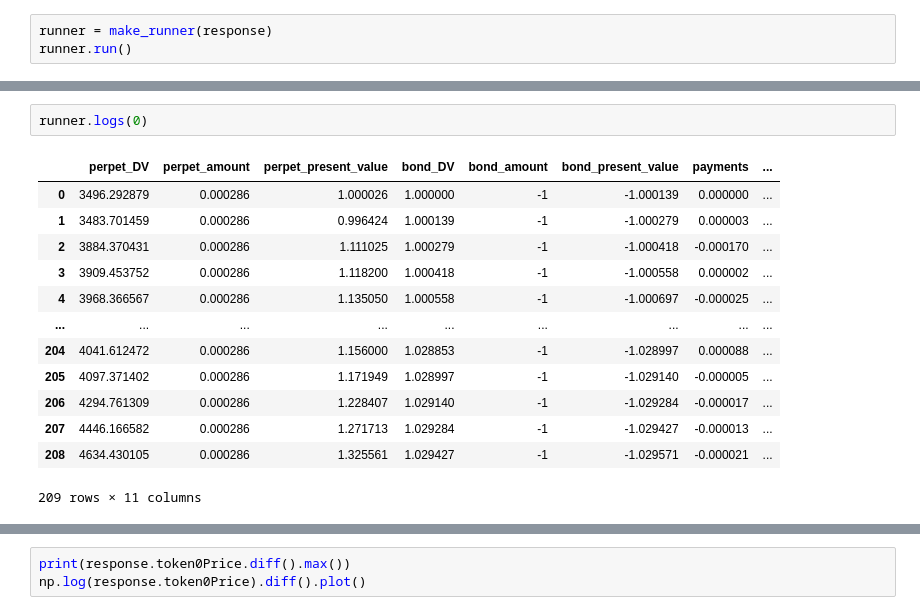
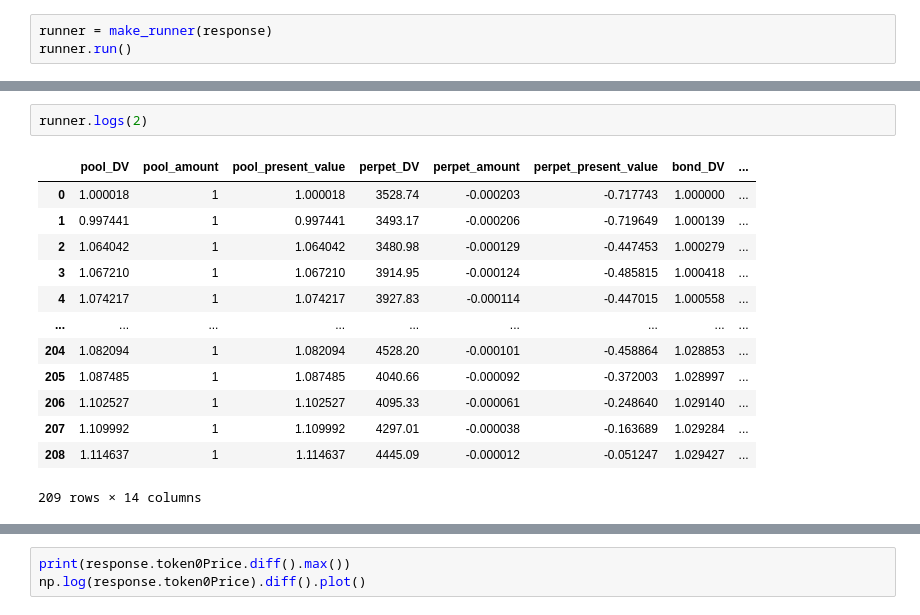
Before and after one commit to Leonardo130709/LPtools, a Jupyter notebook: Exploration.ipynb, the cells around one changed output, grey strips where cells are left out. Saved outputs shown, nothing was run; the diff lists cells and outputs as text.

```diff
--- a/Exploration.ipynb
+++ b/Exploration.ipynb
@@ -139,19 +141,19 @@ runner.summary
-# %%
-runner.logs(0)
-# %% [output]
-|  | perpet_DV | perpet_amount | perpet_present_value | bond_DV | bond_amount | bond_present_value | payments | ... |
-| 0 | 3496.292879 | 0.000286 | 1.000026 | 1.000000 | -1 | -1.000139 | 0.000000 | ... |
-| 1 | 3483.701459 | 0.000286 | 0.996424 | 1.000139 | -1 | -1.000279 | 0.000003 | ... |
-| 2 | 3884.370431 | 0.000286 | 1.111025 | 1.000279 | -1 | -1.000418 | -0.000170 | ... |
-| 3 | 3909.453752 | 0.000286 | 1.118200 | 1.000418 | -1 | -1.000558 | 0.000002 | ... |
-| 4 | 3968.366567 | 0.000286 | 1.135050 | 1.000558 | -1 | -1.000697 | -0.000025 | ... |
-| ... | ... | ... | ... | ... | ... | ... | ... | ... |
-| 204 | 4041.612472 | 0.000286 | 1.156000 | 1.028853 | -1 | -1.028997 | 0.000088 | ... |
-| 205 | 4097.371402 | 0.000286 | 1.171949 | 1.028997 | -1 | -1.029140 | -0.000005 | ... |
-| 206 | 4294.761309 | 0.000286 | 1.228407 | 1.029140 | -1 | -1.029284 | -0.000017 | ... |
-| 207 | 4446.166582 | 0.000286 | 1.271713 | 1.029284 | -1 | -1.029427 | -0.000013 | ... |
-| 208 | 4634.430105 | 0.000286 | 1.325561 | 1.029427 | -1 | -1.029571 | -0.000021 | ... |
-209 rows × 11 columns
+# %%
+runner.logs(2)
+# %% [output]
+|  | pool_DV | pool_amount | pool_present_value | perpet_DV | perpet_amount | perpet_present_value | bond_DV | ... |
+| 0 | 1.000018 | 1 | 1.000018 | 3528.74 | -0.000203 | -0.717743 | 1.000000 | ... |
+| 1 | 0.997441 | 1 | 0.997441 | 3493.17 | -0.000206 | -0.719649 | 1.000139 | ... |
+| 2 | 1.064042 | 1 | 1.064042 | 3480.98 | -0.000129 | -0.447453 | 1.000279 | ... |
+| 3 | 1.067210 | 1 | 1.067210 | 3914.95 | -0.000124 | -0.485815 | 1.000418 | ... |
+| 4 | 1.074217 | 1 | 1.074217 | 3927.83 | -0.000114 | -0.447015 | 1.000558 | ... |
+| ... | ... | ... | ... | ... | ... | ... | ... | ... |
+| 204 | 1.082094 | 1 | 1.082094 | 4528.20 | -0.000101 | -0.458864 | 1.028853 | ... |
+| 205 | 1.087485 | 1 | 1.087485 | 4040.66 | -0.000092 | -0.372003 | 1.028997 | ... |
+| 206 | 1.102527 | 1 | 1.102527 | 4095.33 | -0.000061 | -0.248640 | 1.029140 | ... |
+| 207 | 1.109992 | 1 | 1.109992 | 4297.01 | -0.000038 | -0.163689 | 1.029284 | ... |
+| 208 | 1.114637 | 1 | 1.114637 | 4445.09 | -0.000012 | -0.051247 | 1.029427 | ... |
+209 rows × 14 columns
 # %%
 runner.logs(1)
 # %% [output]
```
Also changed, not shown: parts of 9 cells of this notebook, 3 other files.
